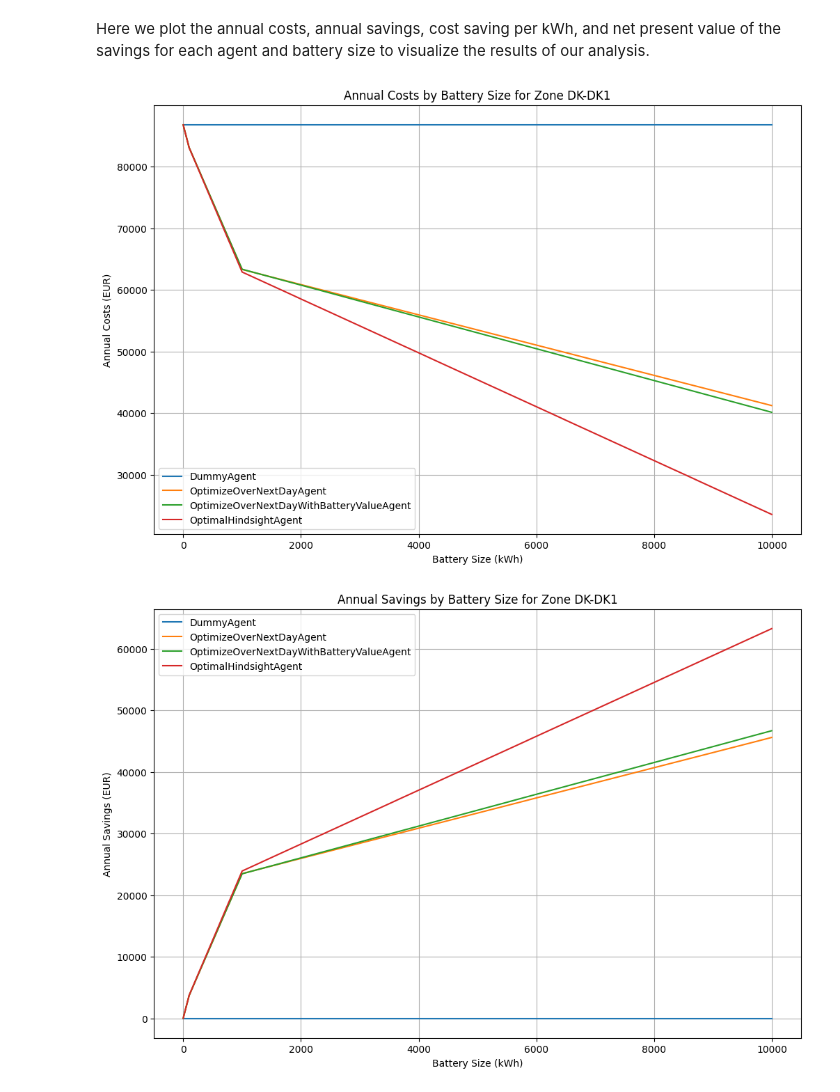
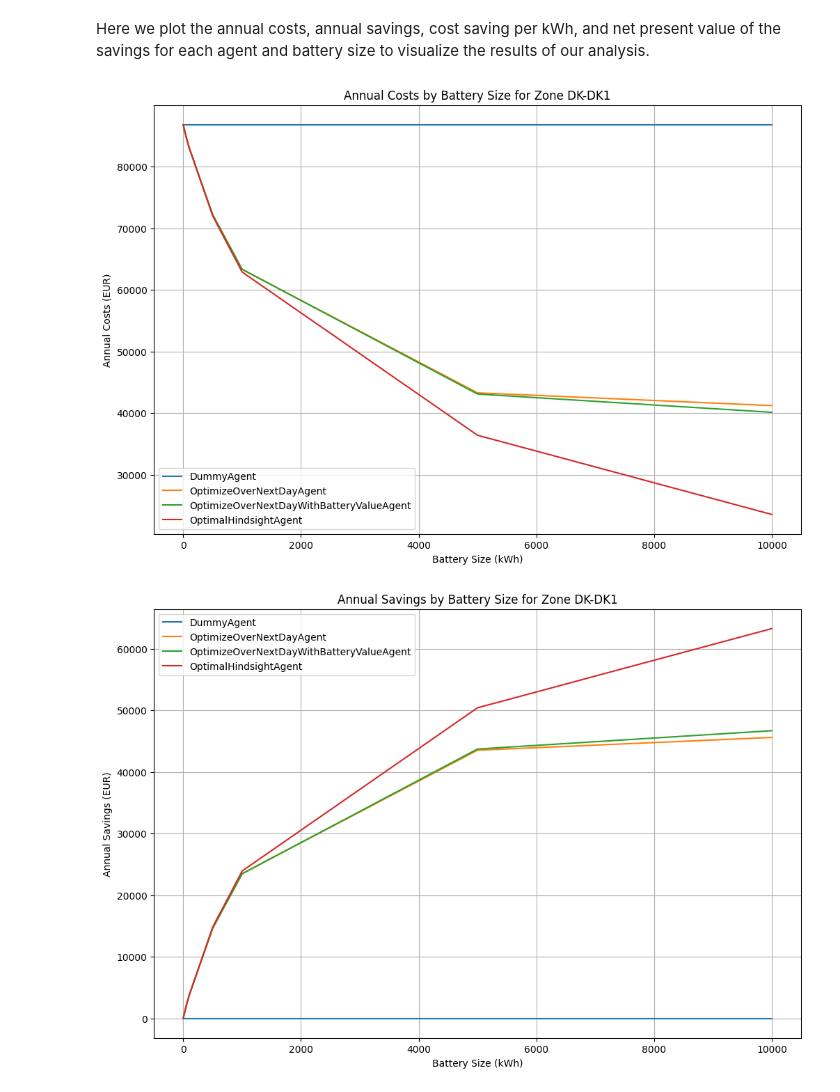
Before and after one commit to JonasDennisHansen/Advanced_business_analytics, a Jupyter notebook: Simulation env.ipynb, the cells around one changed output. Saved outputs shown, nothing was run; the diff lists cells and outputs as text; code cells hidden in the pictures.

```diff
--- a/Simulation env.ipynb
+++ b/Simulation env.ipynb
@@ -962,7 +1009,7 @@ parameters = Parameters(
     charge_efficiency=0.98, # Efficiency of charging (0 to 1)
     max_discharging_rate=1000, # Maximum discharge rate in kW
     discharge_efficiency=0.98, # Efficiency of discharging (0 to 1)
-    price_per_kg_co2=0.1 # Price per kg of CO2 emissions (currency per kg)
+    price_per_kg_co2=0.0 # Price per kg of CO2 emissions (currency per kg)
 )
 # %% [markdown]
 # Running the simulation
@@ -1103,7 +1150,7 @@ DK-DK1 86840.777686 62903.328317   23937.449369      23934.717095
 
 Here we iterate over different battery sizes and different agent configurations to see how the cost savings per kWh compared to the dummy agent change with different battery sizes and agent strategies.
 # %%
-battery_sizes = [1, 10, 100, 1000, 10000]
+battery_sizes = [1, 5, 10, 50, 100, 500, 1000, 5000, 10000]
 policies = [DummyAgent, OptimizeOverNextDayAgent, OptimizeOverNextDayWithBatteryValueAgent, OptimalHindsightAgent]
 
 all_results_by_battery_size = {}
@@ -1148,11 +1195,14 @@ For the net present value calculation, we assume a discount rate of 5% and a bat
 # %%
 battery_lifetime = 15
 market_rate = 0.05
+battery_cost_per_kwh = 200  # Example cost of battery per kWh, this could be varied or calculated more systematically based on real data
 
 annual_costs_results = {}
 annual_savings_results = {}
 savings_per_kwh_results = {}
 net_present_value_per_kwh_results = {}
+total_net_present_value_results = {}
+total_net_present_profit_results = {}
 
 for battery_size, all_results in all_results_by_battery_size.items():
     dummy_results = next(result for result in all_results if result.policy_name == 'DummyAgent').simulation_results
@@ -1174,65 +1224,34 @@ for battery_size, all_results in all_results_by_battery_size.items():
 
             net_present_value_per_kwh = sum(savings_per_kwh / (1 + market_rate) ** year for year in range(1, battery_lifetime + 1))
             net_present_value_per_kwh_results[(policy, zone, battery_size)] = net_present_value_per_kwh
+
+            total_net_present_value = net_present_value_per_kwh * battery_size
+            total_net_present_value_results[(policy, zone, battery_size)] = total_net_present_value
+
+            total_net_present_profit = total_net_present_value - (battery_cost_per_kwh * battery_size)
+            total_net_present_profit_results[(policy, zone, battery_size)] = total_net_present_profit
 # %% [markdown]
 Here we plot the annual costs, annual savings, cost saving per kWh, and net present value of the savings for each agent and battery size to visualize the results of our analysis.
 # %%
 # plot savings per year for each policy and battery size
 zone = 'DK-DK1'
 
+what_to_plot = {"Annual Costs": annual_costs_results, "Annual Savings": annual_savings_results, "Savings per kWh per Year": savings_per_kwh_results, "Net Present Value per kWh": net_present_value_per_kwh_results, "Total Net Present Value": total_net_present_value_results, "Total Net Present Profit": total_net_present_profit_results}
 
 
-plt.figure(figsize=(12, 8))
-for policy in policies:
-    annual_costs = [annual_costs_results.get((policy.__name__, zone, battery_size), 0) for battery_size in battery_sizes]
-    plt.plot(battery_sizes, annual_costs, label=policy.__name__)
+for title, results in what_to_plot.items():
 
-plt.xlabel('Battery Size (kWh)')
-plt.ylabel('Annual Costs (EUR)')
-plt.title(f'Annual Costs by Battery Size for Zone {zone}')
-plt.legend()
-plt.grid()
-plt.show()
+    plt.figure(figsize=(12, 8))
+    for policy in policies:
+        annual = [results.get((policy.__name__, zone, battery_size), 0) for battery_size in battery_sizes]
+        plt.plot(battery_sizes, annual, label=policy.__name__)
 
-
-
-plt.figure(figsize=(12, 8))
-for policy in policies:
-    annual_savings = [annual_savings_results.get((policy.__name__, zone, battery_size), 0) for battery_size in battery_sizes]
-    plt.plot(battery_sizes, annual_savings, label=policy.__name__)
-
-plt.xlabel('Battery Size (kWh)')
-plt.ylabel('Annual Savings (EUR)')
-plt.title(f'Annual Savings by Battery Size for Zone {zone}')
-plt.legend()
-plt.grid()
-plt.show()
-
-
-
-plt.figure(figsize=(12, 8))
-for policy in policies:
-    savings_per_kwh = [savings_per_kwh_results.get((policy.__name__, zone, battery_size), 0) for battery_size in battery_sizes]
-    plt.plot(battery_sizes, savings_per_kwh, label=policy.__name__)
-
-plt.xlabel('Battery Size (kWh)')
-plt.ylabel('Savings per kWh per Year (EUR/kWh)')
-plt.title(f'Savings per kWh by Battery Size for Zone {zone}')
-plt.legend()
-plt.grid()
-plt.show()
-
-plt.figure(figsize=(12, 8))
-for policy in policies:
-    net_present_value_per_kwh = [net_present_value_per_kwh_results.get((policy.__name__, zone, battery_size), 0) for battery_size in battery_sizes]
-    plt.plot(battery_sizes, net_present_value_per_kwh, label=policy.__name__)
-
-plt.xlabel('Battery Size (kWh)')
-plt.ylabel('Net Present Value per kWh (EUR/kWh)')
-plt.title(f'Net Present Value per kWh by Battery Size for Zone {zone}')
-plt.legend()
-plt.grid()
-plt.show()
+    plt.xlabel('Battery Size (kWh)')
+    plt.ylabel(f'{title} (EUR)')
+    plt.title(f'{title} by Battery Size for Zone {zone}')
+    plt.legend()
+    plt.grid()
+    plt.show()
 # %% [output]
-[figure, old version]
+[figure, new version]
-[figure, old version]
+[figure, new version]
```
Also changed, not shown: parts of 10 cells of this notebook.
